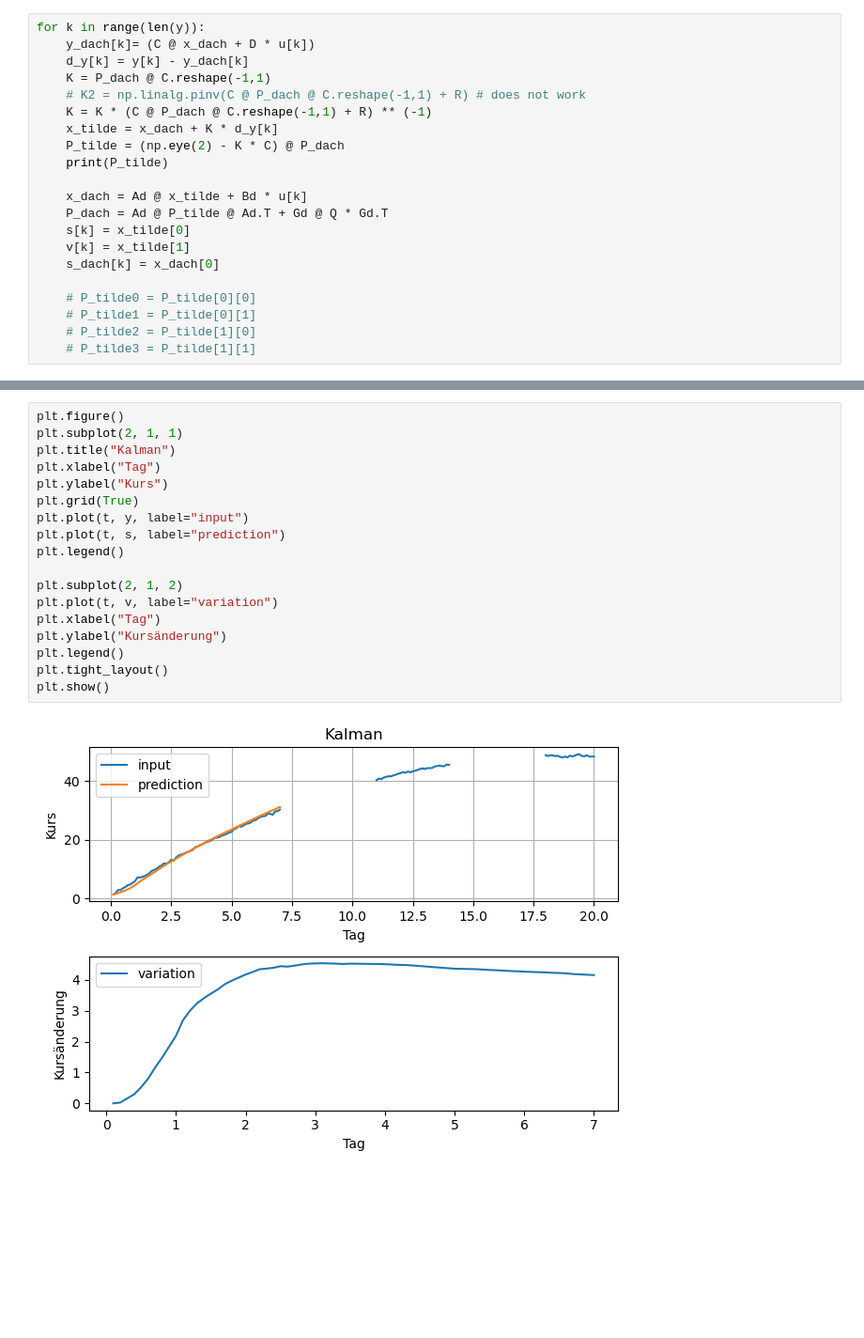
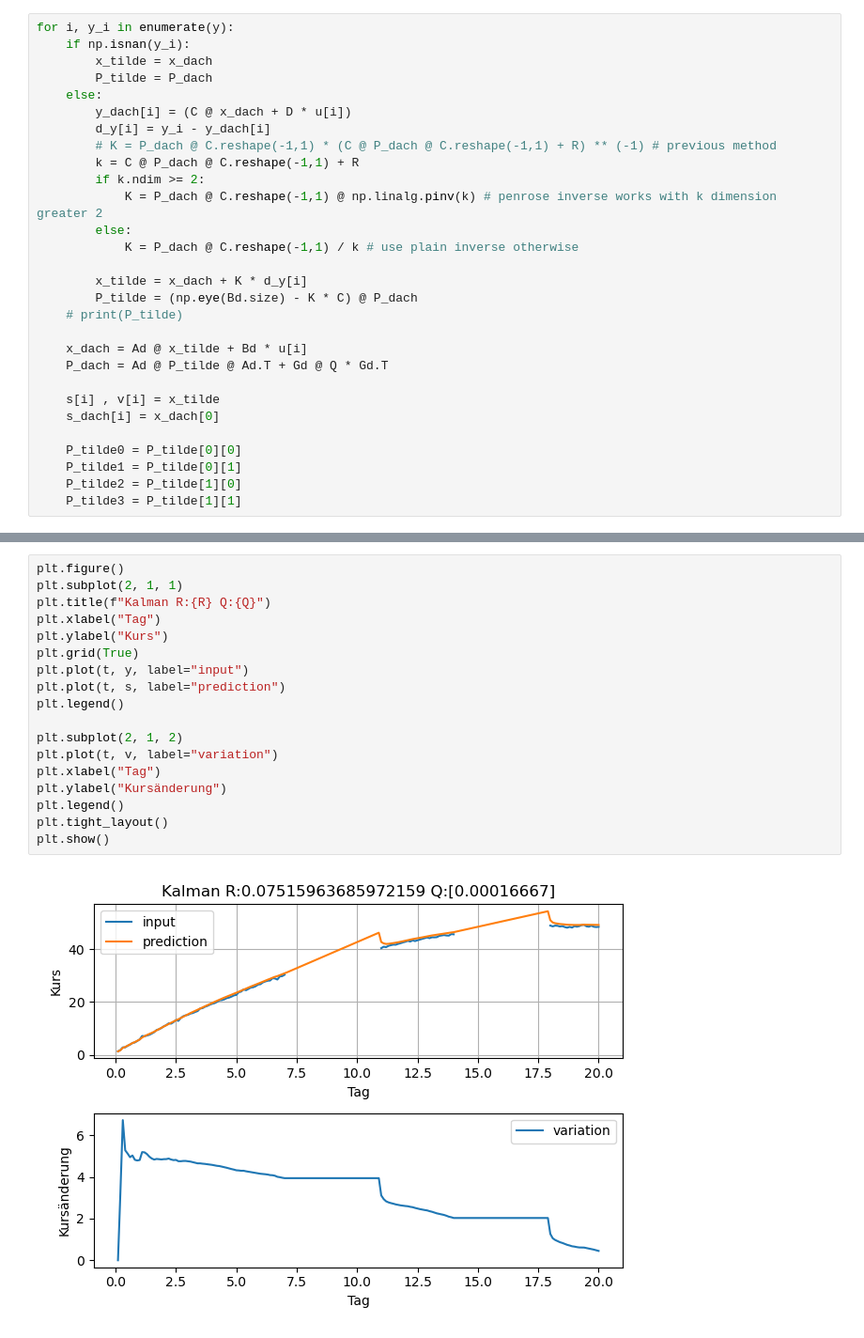
Before and after one commit to rumexcrisp/aim_datafusion, a Jupyter notebook: lab_2.ipynb, the cells around one changed output, grey strips where cells are left out. Shown: that part at 94% size. Drawn from its saved outputs; the diff is of its cells as text; blank space fills up the shorter version.

```diff
--- a/lab_2.ipynb
+++ b/lab_2.ipynb
@@ -68,21 +78,29 @@ Q = np.array([0.00016667])
 # %%
-for k in range(len(y)):
-    y_dach[k]= (C @ x_dach + D * u[k])
-    d_y[k] = y[k] - y_dach[k]
-    K = P_dach @ C.reshape(-1,1)
-    # K2 = np.linalg.pinv(C @ P_dach @ C.reshape(-1,1) + R) # does not work
-    K = K * (C @ P_dach @ C.reshape(-1,1) + R) ** (-1)
-    x_tilde = x_dach + K * d_y[k]
-    P_tilde = (np.eye(2) - K * C) @ P_dach
-    print(P_tilde)
+for i, y_i in enumerate(y):
+    if np.isnan(y_i):
+        x_tilde = x_dach
+        P_tilde = P_dach
+    else:
+        y_dach[i] = (C @ x_dach + D * u[i])
+        d_y[i] = y_i - y_dach[i]
+        # K = P_dach @ C.reshape(-1,1) * (C @ P_dach @ C.reshape(-1,1) + R) ** (-1) # previous method
+        k = C @ P_dach @ C.reshape(-1,1) + R
+        if k.ndim >= 2:
+            K = P_dach @ C.reshape(-1,1) @ np.linalg.pinv(k) # penrose inverse works with k dimension greater 2
+        else:
+            K = P_dach @ C.reshape(-1,1) / k # use plain inverse otherwise
 
-    x_dach = Ad @ x_tilde + Bd * u[k]
+        x_tilde = x_dach + K * d_y[i]
+        P_tilde = (np.eye(Bd.size) - K * C) @ P_dach
+    # print(P_tilde)
+
+    x_dach = Ad @ x_tilde + Bd * u[i]
     P_dach = Ad @ P_tilde @ Ad.T + Gd @ Q * Gd.T
-    s[k] = x_tilde[0]
-    v[k] = x_tilde[1]
-    s_dach[k] = x_dach[0]
 
-    # P_tilde0 = P_tilde[0][0]
-    # P_tilde1 = P_tilde[0][1]
-    # P_tilde2 = P_tilde[1][0]
-    # P_tilde3 = P_tilde[1][1]
+    s[i] , v[i] = x_tilde
+    s_dach[i] = x_dach[0]
+
+    P_tilde0 = P_tilde[0][0]
+    P_tilde1 = P_tilde[0][1]
+    P_tilde2 = P_tilde[1][0]
+    P_tilde3 = P_tilde[1][1]
@@ -107,20 +107,20 @@ for k in range(len(y)):
 # %%
 plt.figure()
 plt.subplot(2, 1, 1)
-plt.title("Kalman")
+plt.title(f"Kalman R:{R} Q:{Q}")
 plt.xlabel("Tag")
 plt.ylabel("Kurs")
 plt.grid(True)
 plt.plot(t, y, label="input")
 plt.plot(t, s, label="prediction")
 plt.legend()
 
 plt.subplot(2, 1, 2)
 plt.plot(t, v, label="variation")
 plt.xlabel("Tag")
 plt.ylabel("Kursänderung")
 plt.legend()
 plt.tight_layout()
 plt.show()
 # %% [output]
-[figure, old version]
+[figure, new version]
```
Also changed, not shown: parts of 6 cells of this notebook.
